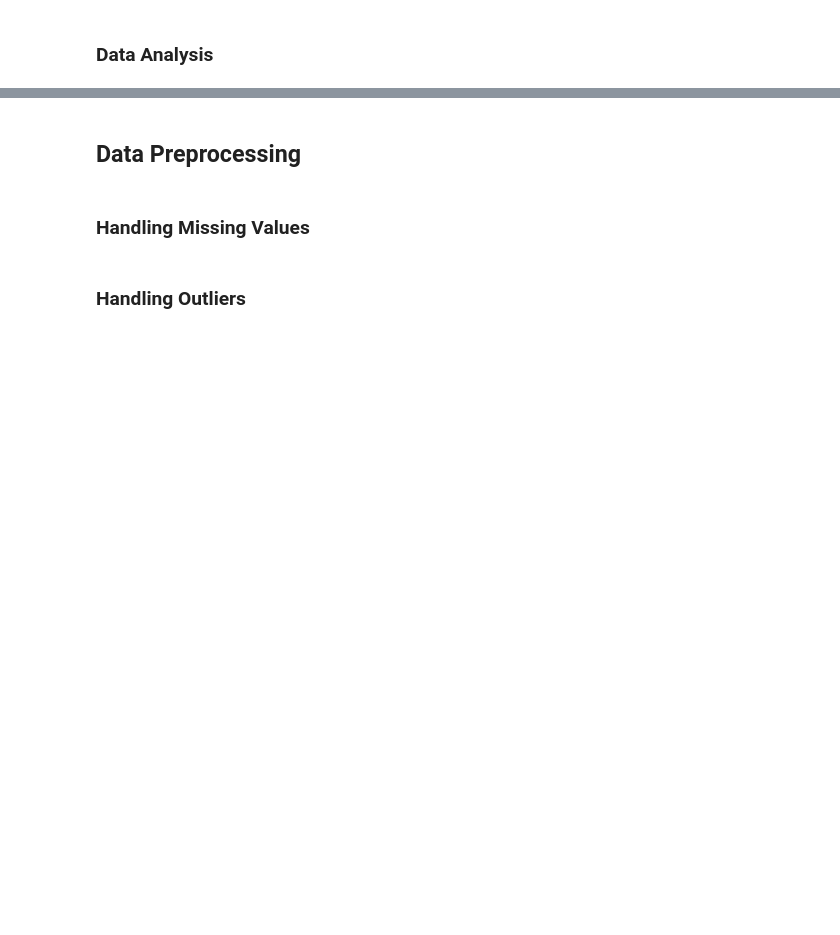
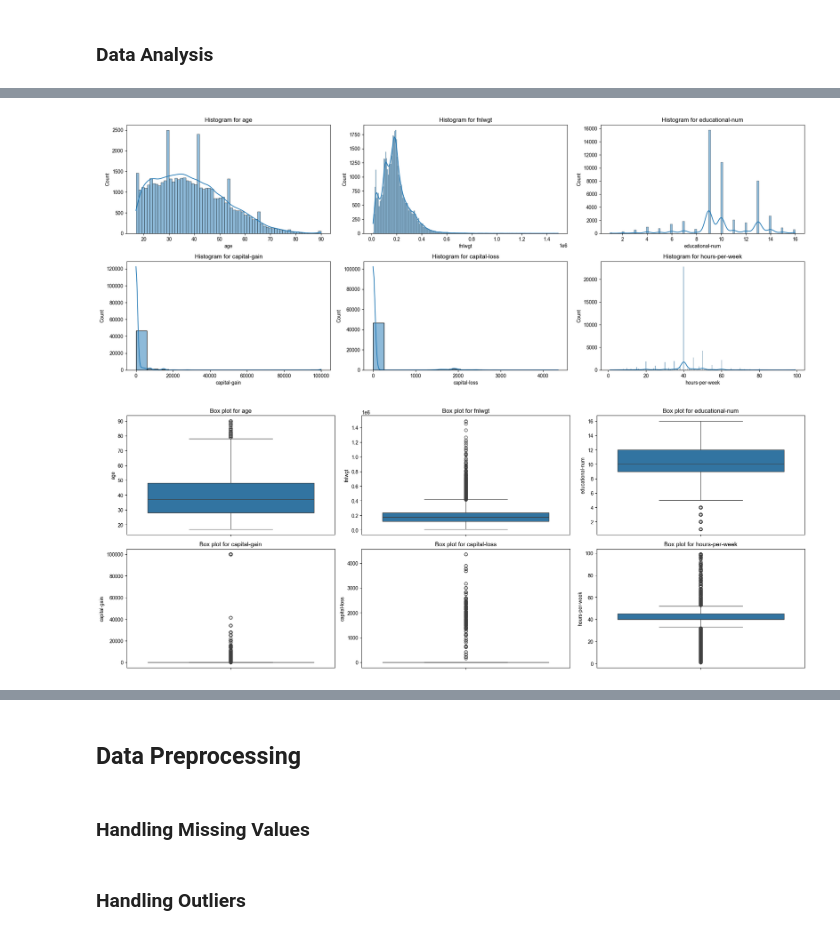
Before and after one commit to Abdelhakim-gh/DataMining_Project_Income_Prediction, a Jupyter notebook: DM_project.ipynb, the cells around one changed output, grey strips where cells are left out. Drawn from its saved outputs; the diff is of its cells as text; code cells hidden in the pictures; blank space fills up the shorter version.

```diff
--- a/DM_project.ipynb
+++ b/DM_project.ipynb
@@ -147,0 +298,24 @@ dtype: object
+# %%
+# List of numerical columns
+numerical_columns = df.select_dtypes(include=['int64', 'float64']).columns
+
+# Plot histograms for each numerical column
+plt.figure(figsize=(20, 15))
+for i, column in enumerate(numerical_columns, 1):
+    plt.subplot(4, 3, i)
+    sns.histplot(df[column], kde=True)
+    plt.title(f'Histogram for {column}')
+plt.tight_layout()
+plt.show()
+
+# Plot box plots for each numerical column
+plt.figure(figsize=(20, 15))
+for i, column in enumerate(numerical_columns, 1):
+    plt.subplot(4, 3, i)
+    sns.boxplot(data=df[column])
+    plt.title(f'Box plot for {column}')
+plt.tight_layout()
+plt.show()
+# %% [output]
+[figure, added]
+[figure, added]
```
Also changed, not shown: parts of 29 cells of this notebook.
